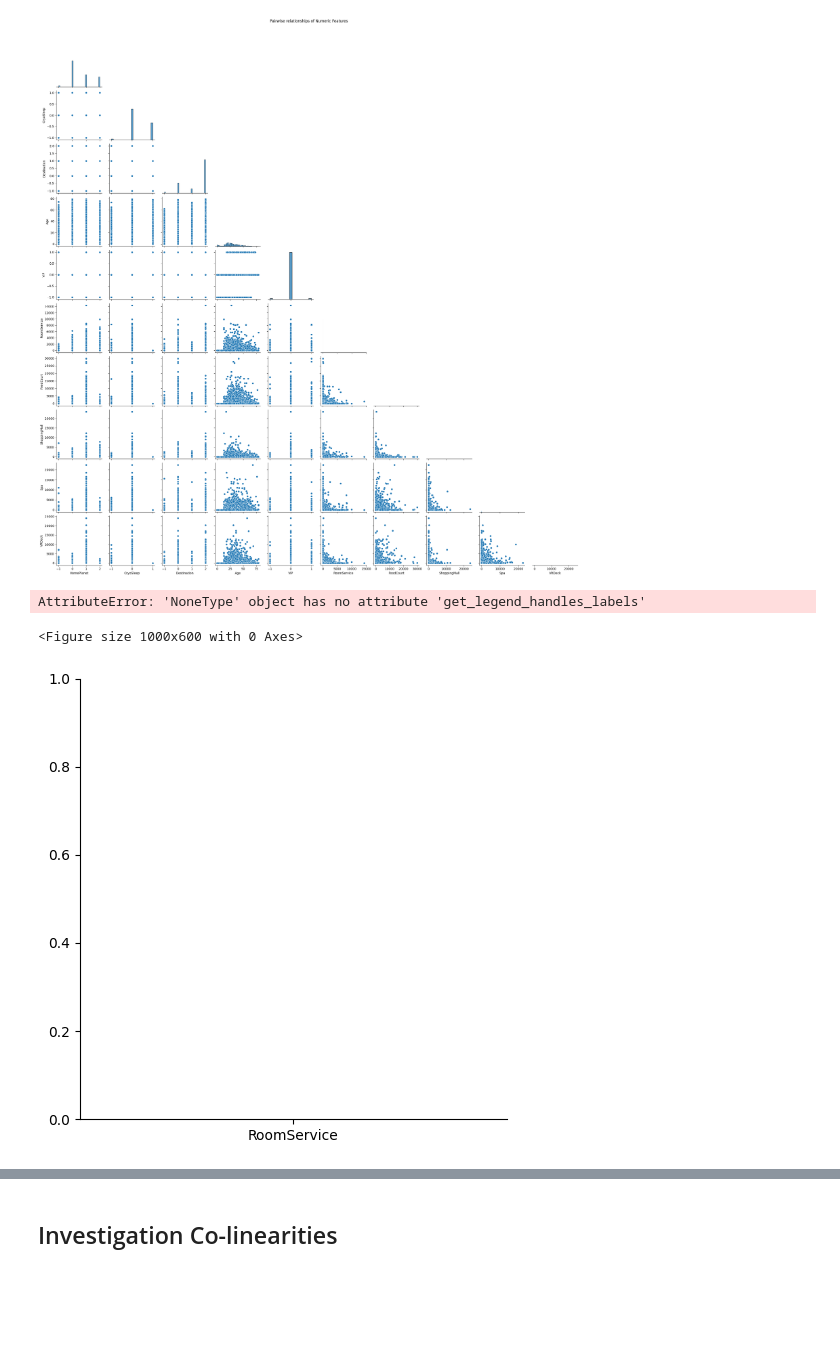
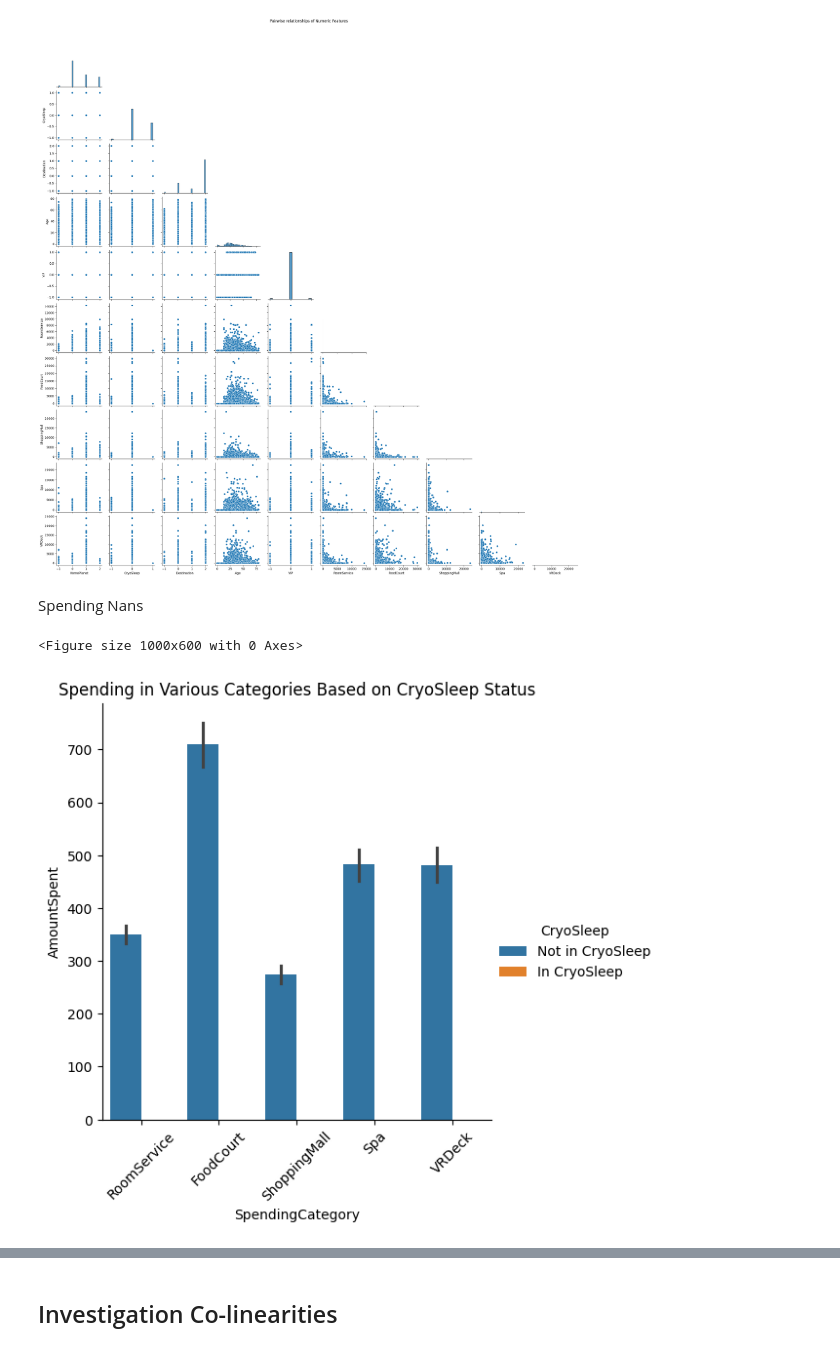
Before and after one commit to samcohen1/BigMenDoingASecondProject, a Jupyter notebook: project.ipynb, the cells around one changed output, grey strips where cells are left out. Drawn from its saved outputs; the diff is of its cells as text; code cells hidden in the pictures; blank space fills up the shorter version.

```diff
--- a/project.ipynb
+++ b/project.ipynb
@@ -93,0 +96,11 @@ train_df.head()
+# %%
+# Joining each train and test counterpart df
+def concat_dataframes(df_1, df_2):
+    df_1_copy = df_1.copy()  # Work on a copy to avoid SettingWithCopyWarning
+    df_2_copy = df_2.copy()  # Work on a copy to avoid SettingWithCopyWarning
+
+    df_1_copy['From_df_1'] = True
+    df_2_copy['From_df_1'] = False
+
+    # Concatenate the dataframes
+    return pd.concat([df_1_copy, df_2_copy], ignore_index=True)
@@ -94,3 +114,6 @@ train_df.head()
+# %%
+# concat
+all_df = concat_dataframes(train_df, test_df)
 # %% [markdown]
 # Eliminating Nans
 # %%
@@ -132,6 +156,8 @@ def plot_all_field_relationships(df):
 plot_all_field_relationships(train_df)
 # %% [output]
 [figure]
+# %% [markdown]
+Spending Nans
 # %%
 # Cryo-sleep vs amount spent
 def plot_spending_relationships_boolean(df):
@@ -154,11 +180,10 @@ def plot_spending_relationships_boolean(df):
     plt.show()
 # %%
 # cryo versus amount spent in all spenidng categories
-plot_spending_relationships_boolean(train_df)
+plot_spending_relationships_boolean(all_df)
 # %% [output]
-AttributeError: 'NoneType' object has no attribute 'get_legend_handles_labels'
+<Figure size 1000x600 with 0 Axes>
-<Figure size 1000x600 with 0 Axes>
-[figure, old version]
+[figure, new version]
 # %%
 def plot_spending_relationships_categorical(df, category_column, spending_categories):
     # Melt the DataFrame to make it suitable for sns.catplot
```
Also changed, not shown: parts of 8 cells of this notebook.
